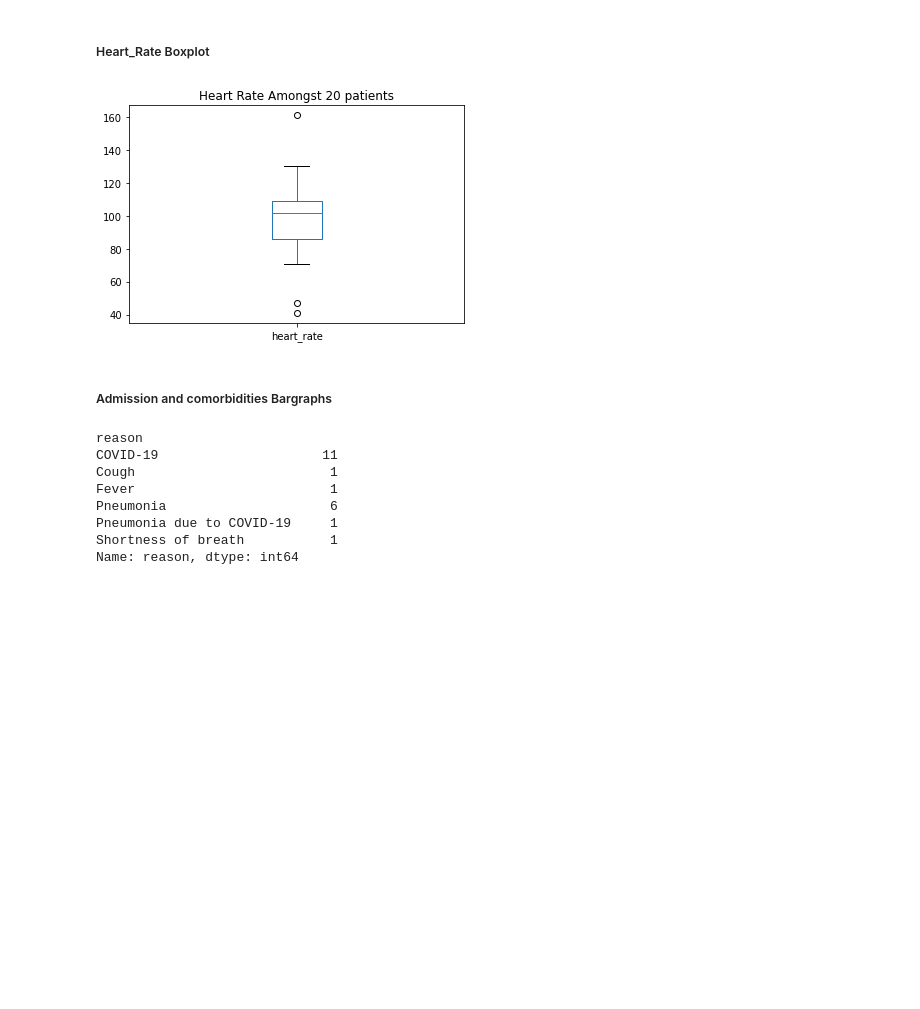
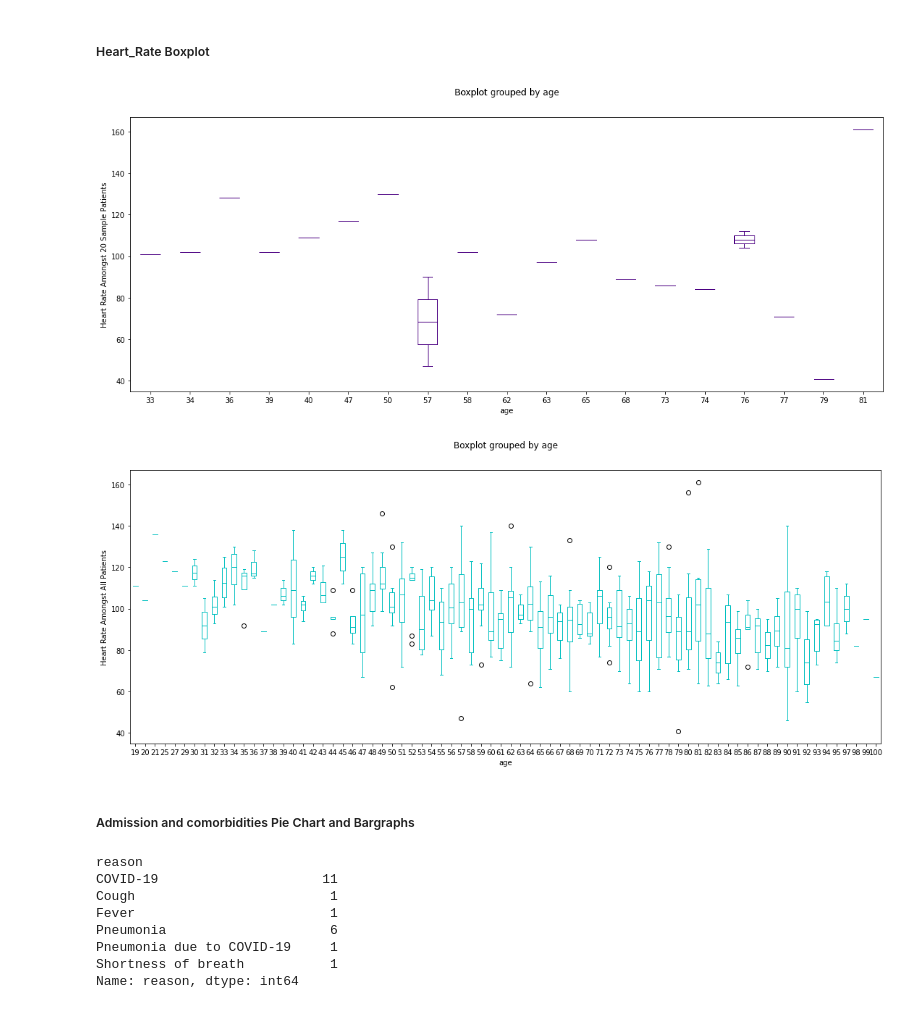
Before and after one commit to TheNatureWarrior/TP1_NPA_JDD, a Jupyter notebook: TP1_NPA_JDD.ipynb, the cells around one changed output. Drawn from its saved outputs; the diff is of its cells as text; code cells hidden in the pictures; blank space fills up the shorter version.

```diff
--- a/TP1_NPA_JDD.ipynb
+++ b/TP1_NPA_JDD.ipynb
@@ -2465,14 +2488,21 @@ plt.savefig('Patient_stolic_bp_heart_rate.png', bbox_inches='tight')
 # %% [markdown]
 ##### Heart_Rate Boxplot
 # %%
-bxt = Patient.boxplot(column = 'heart_rate')
-bxt.set_title('Heart Rate Amongst 20 patients')
-bxt.grid(False)
-plt.savefig('Heart Rate Amongst 20 patients.png', bbox_inches='tight')
+ax1 = Patient.boxplot(column='heart_rate', by='age', figsize=(18,7), color="indigo")
+ax1.set_title('')
+ax1.set_ylabel('Heart Rate Amongst 20 Sample Patients')
+ax1.grid(False)
+
+ax2 = df.boxplot(column='heart_rate', by='age', figsize=(18,7), color="c")
+ax2.set_title('')
+ax2.set_ylabel('Heart Rate Amongst All Patients')
+ax2.grid(False)
+plt.savefig('Heart Rate Amongst patients.png', bbox_inches='tight')
 # %% [output]
-[figure, old version]
+[figure, new version]
+[figure, added]
 # %% [markdown]
-##### Admission and comorbidities Bargraphs
+##### Admission and comorbidities Pie Chart and Bargraphs
 # %%
 Admission = Patient['reason'].groupby(Patient['reason']).count()
 Admission
```
Also changed, not shown: parts of 27 cells of this notebook, 22 other files.
